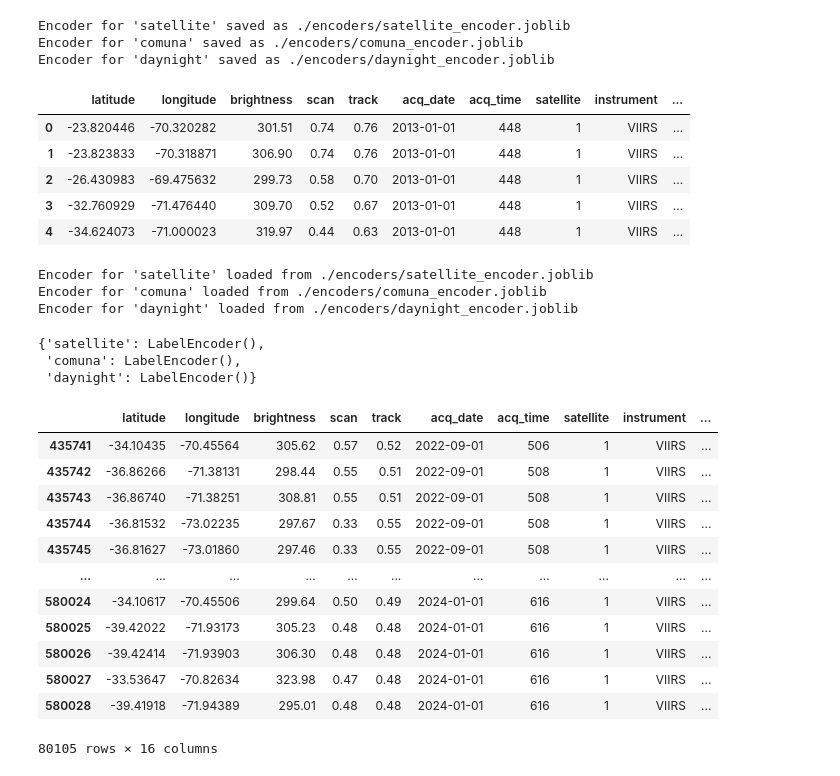
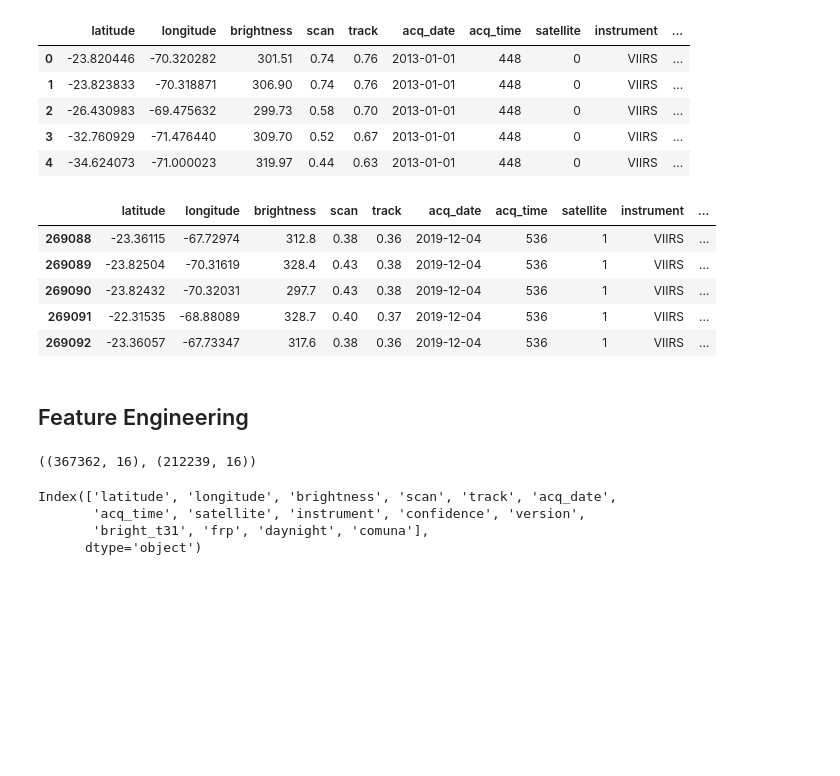
Before and after one commit to sebastiantare/chileanfires, a Jupyter notebook: notebooks/Prediction.ipynb, the cells around one changed output. Drawn from its saved outputs; the diff is of its cells as text; code cells hidden in the pictures; blank space fills up the shorter version.

```diff
--- a/notebooks/Prediction.ipynb
+++ b/notebooks/Prediction.ipynb
@@ -96,5 +91,2 @@ def load_encoders(encoder_data):
 # %%
 df = pd.read_parquet('../django-api/app/fires_merged_comunas.parquet')
-# %%
-# Remove values where satellite == '1'
-df = df[df['satellite'] != '1']
@@ -101,3 +95,5 @@ df = df[df['satellite'] != '1']
+# %%
+df = df[df['comuna'].notnull()]
 # %%
 # Not null data, aka labeled data
 labeled = df[df['type'].notnull()]
@@ -146,10 +121,0 @@ memory usage: 10.4+ MB
-# %%
-train = labeled.copy()
-
-categorical_columns = ['satellite', 'comuna', 'daynight']
-
-train_encoded, e = encode_and_export(train, categorical_columns)
-# %% [output]
-Encoder for 'satellite' saved as ./encoders/satellite_encoder.joblib
-Encoder for 'comuna' saved as ./encoders/comuna_encoder.joblib
-Encoder for 'daynight' saved as ./encoders/daynight_encoder.joblib
@@ -156,9 +127,9 @@ Encoder for 'daynight' saved as ./encoders/daynight_encoder.joblib
 # %%
-train_encoded.head()
+df_encoded.head()
 # %% [output]
 |  | latitude | longitude | brightness | scan | track | acq_date | acq_time | satellite | instrument | ... |
-| 0 | -23.820446 | -70.320282 | 301.51 | 0.74 | 0.76 | 2013-01-01 | 448 | 1 | VIIRS | ... |
-| 1 | -23.823833 | -70.318871 | 306.90 | 0.74 | 0.76 | 2013-01-01 | 448 | 1 | VIIRS | ... |
-| 2 | -26.430983 | -69.475632 | 299.73 | 0.58 | 0.70 | 2013-01-01 | 448 | 1 | VIIRS | ... |
-| 3 | -32.760929 | -71.476440 | 309.70 | 0.52 | 0.67 | 2013-01-01 | 448 | 1 | VIIRS | ... |
-| 4 | -34.624073 | -71.000023 | 319.97 | 0.44 | 0.63 | 2013-01-01 | 448 | 1 | VIIRS | ... |
+| 0 | -23.820446 | -70.320282 | 301.51 | 0.74 | 0.76 | 2013-01-01 | 448 | 0 | VIIRS | ... |
+| 1 | -23.823833 | -70.318871 | 306.90 | 0.74 | 0.76 | 2013-01-01 | 448 | 0 | VIIRS | ... |
+| 2 | -26.430983 | -69.475632 | 299.73 | 0.58 | 0.70 | 2013-01-01 | 448 | 0 | VIIRS | ... |
+| 3 | -32.760929 | -71.476440 | 309.70 | 0.52 | 0.67 | 2013-01-01 | 448 | 0 | VIIRS | ... |
+| 4 | -34.624073 | -71.000023 | 319.97 | 0.44 | 0.63 | 2013-01-01 | 448 | 0 | VIIRS | ... |
@@ -167,18 +135,0 @@ unlabeled_encoded = unlabeled.copy()
-# %%
-encoders_path = {
-    'satellite': './encoders/satellite_encoder.joblib',
-    'comuna': './encoders/comuna_encoder.joblib',
-    'daynight': './encoders/daynight_encoder.joblib'
-}
-
-encoders = load_encoders(encoders_path)
-# %% [output]
-Encoder for 'satellite' loaded from ./encoders/satellite_encoder.joblib
-Encoder for 'comuna' loaded from ./encoders/comuna_encoder.joblib
-Encoder for 'daynight' loaded from ./encoders/daynight_encoder.joblib
-# %%
-encoders
-# %% [output]
-{'satellite': LabelEncoder(),
- 'comuna': LabelEncoder(),
- 'daynight': LabelEncoder()}
@@ -187,16 +136,18 @@ unlabeled_encoded = import_and_encode_new_data(unlabeled_encoded, encoders)
+# %%
+unlabeled_encoded = encodeCategorical(unlabeled)
+unlabeled_encoded, comunas_map = encodeComuas(unlabeled_encoded)
 # %%
-unlabeled_encoded
+unlabeled_encoded.head()
 # %% [output]
 |  | latitude | longitude | brightness | scan | track | acq_date | acq_time | satellite | instrument | ... |
-| 435741 | -34.10435 | -70.45564 | 305.62 | 0.57 | 0.52 | 2022-09-01 | 506 | 1 | VIIRS | ... |
-| 435742 | -36.86266 | -71.38131 | 298.44 | 0.55 | 0.51 | 2022-09-01 | 508 | 1 | VIIRS | ... |
-| 435743 | -36.86740 | -71.38251 | 308.81 | 0.55 | 0.51 | 2022-09-01 | 508 | 1 | VIIRS | ... |
-| 435744 | -36.81532 | -73.02235 | 297.67 | 0.33 | 0.55 | 2022-09-01 | 508 | 1 | VIIRS | ... |
-| 435745 | -36.81627 | -73.01860 | 297.46 | 0.33 | 0.55 | 2022-09-01 | 508 | 1 | VIIRS | ... |
-| ... | ... | ... | ... | ... | ... | ... | ... | ... | ... | ... |
-| 580024 | -34.10617 | -70.45506 | 299.64 | 0.50 | 0.49 | 2024-01-01 | 616 | 1 | VIIRS | ... |
-| 580025 | -39.42022 | -71.93173 | 305.23 | 0.48 | 0.48 | 2024-01-01 | 616 | 1 | VIIRS | ... |
-| 580026 | -39.42414 | -71.93903 | 306.30 | 0.48 | 0.48 | 2024-01-01 | 616 | 1 | VIIRS | ... |
-| 580027 | -33.53647 | -70.82634 | 323.98 | 0.47 | 0.48 | 2024-01-01 | 616 | 1 | VIIRS | ... |
-| 580028 | -39.41918 | -71.94389 | 295.01 | 0.48 | 0.48 | 2024-01-01 | 616 | 1 | VIIRS | ... |
+| 269088 | -23.36115 | -67.72974 | 312.8 | 0.38 | 0.36 | 2019-12-04 | 536 | 1 | VIIRS | ... |
+| 269089 | -23.82504 | -70.31619 | 328.4 | 0.43 | 0.38 | 2019-12-04 | 536 | 1 | VIIRS | ... |
+| 269090 | -23.82432 | -70.32031 | 297.7 | 0.43 | 0.38 | 2019-12-04 | 536 | 1 | VIIRS | ... |
+| 269091 | -22.31535 | -68.88089 | 328.7 | 0.40 | 0.37 | 2019-12-04 | 536 | 1 | VIIRS | ... |
+| 269092 | -23.36057 | -67.73347 | 317.6 | 0.38 | 0.36 | 2019-12-04 | 536 | 1 | VIIRS | ... |
-80105 rows × 16 columns
+# %% [markdown]
+## Feature Engineering
+# %%
+df_encoded.shape, unlabeled_encoded.shape
+# %% [output]
+((367362, 16), (212239, 16))
@@ -202,0 +160,7 @@ unlabeled_encoded
+# %%
+X.columns
+# %% [output]
+Index(['latitude', 'longitude', 'brightness', 'scan', 'track', 'acq_date',
+       'acq_time', 'satellite', 'instrument', 'confidence', 'version',
+       'bright_t31', 'frp', 'daynight', 'comuna'],
+      dtype='object')
```
Also changed, not shown: parts of 27 cells of this notebook, 14 other files.
